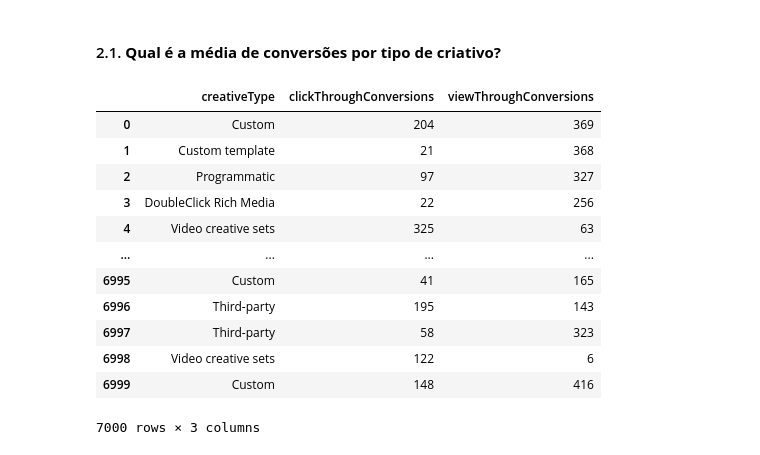
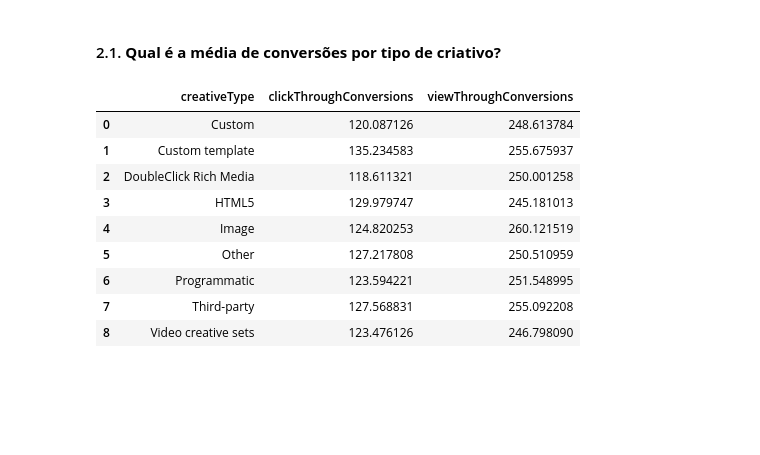
Before and after one commit to brunodifranco/bruno-case-tecnico-rbs, a Jupyter notebook: 12-10-2023-bruno-case-tecnico.ipynb, the cells around one changed output. Saved outputs shown, nothing was run; the diff lists cells and outputs as text; code cells hidden in the pictures; blank space fills up the shorter version.

```diff
--- a/12-10-2023-bruno-case-tecnico.ipynb
+++ b/12-10-2023-bruno-case-tecnico.ipynb
@@ -115,19 +119,15 @@ Terceiro grupo:
 #### 2.1. **Qual é a média de conversões por tipo de criativo?**
 # %%
 df_aux = df[["creativeType","clickThroughConversions", "viewThroughConversions"]]
+df_aux.groupby("creativeType").mean().reset_index()
+# %% [output]
+|  | creativeType | clickThroughConversions | viewThroughConversions |
+| 0 | Custom | 120.087126 | 248.613784 |
+| 1 | Custom template | 135.234583 | 255.675937 |
+| 2 | DoubleClick Rich Media | 118.611321 | 250.001258 |
+| 3 | HTML5 | 129.979747 | 245.181013 |
+| 4 | Image | 124.820253 | 260.121519 |
+| 5 | Other | 127.217808 | 250.510959 |
+| 6 | Programmatic | 123.594221 | 251.548995 |
+| 7 | Third-party | 127.568831 | 255.092208 |
+| 8 | Video creative sets | 123.476126 | 246.798090 |
-# %%
-df_aux
-# %% [output]
-|  | creativeType | clickThroughConversions | viewThroughConversions |
-| 0 | Custom | 204 | 369 |
-| 1 | Custom template | 21 | 368 |
-| 2 | Programmatic | 97 | 327 |
-| 3 | DoubleClick Rich Media | 22 | 256 |
-| 4 | Video creative sets | 325 | 63 |
-| ... | ... | ... | ... |
-| 6995 | Custom | 41 | 165 |
-| 6996 | Third-party | 195 | 143 |
-| 6997 | Third-party | 58 | 323 |
-| 6998 | Video creative sets | 122 | 6 |
-| 6999 | Custom | 148 | 416 |
-7000 rows × 3 columns
```
Also changed, not shown: parts of 70 cells of this notebook, 3 other files.
